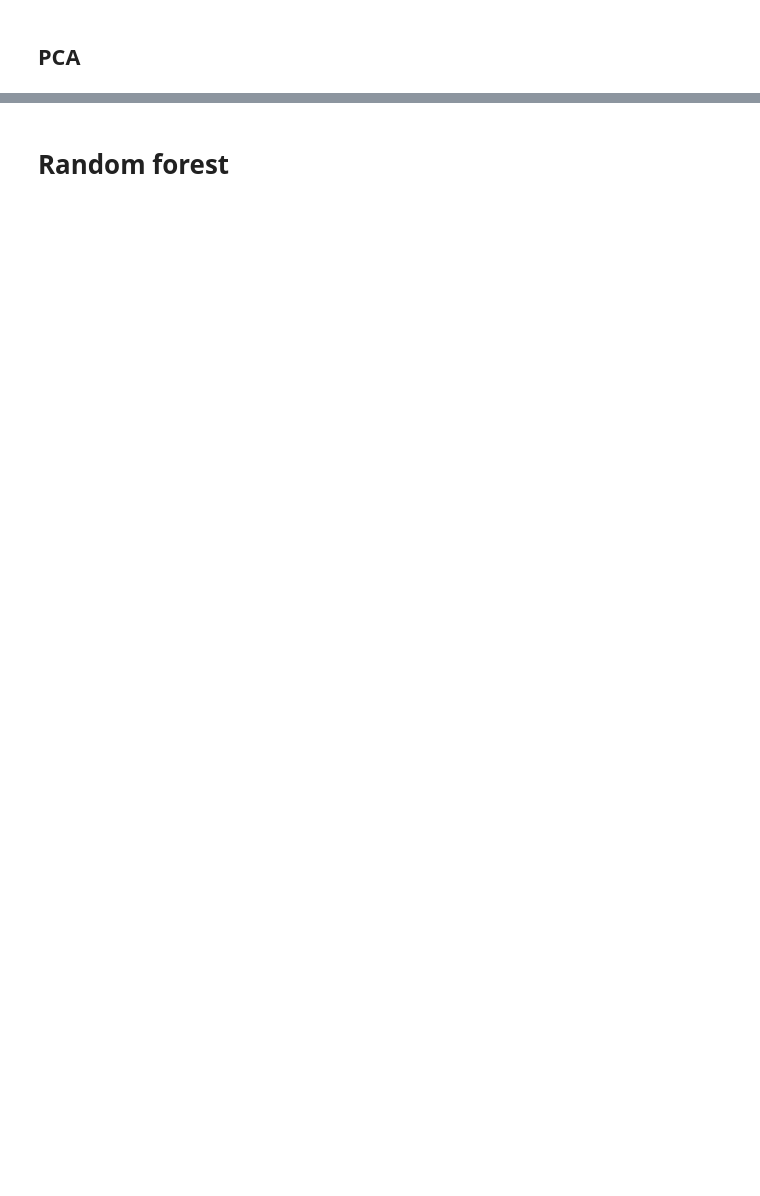
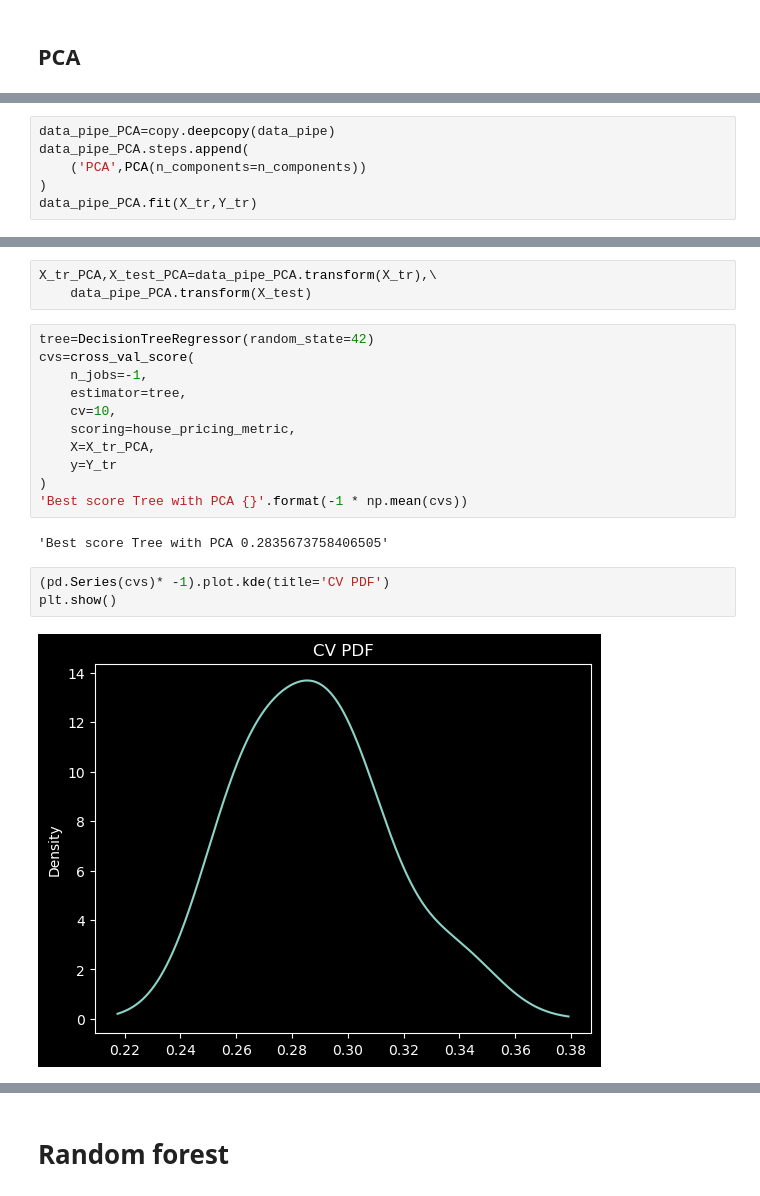
Before and after one commit to viki123v/housing-prices-analysis, a Jupyter notebook: notebooks/regression-trees.ipynb, the cells around one changed output, grey strips where cells are left out. Drawn from its saved outputs; the diff is of its cells as text; blank space fills up the shorter version.

Commit message:
feat: Decision trees done

```diff
--- a/notebooks/regression-trees.ipynb
+++ b/notebooks/regression-trees.ipynb
@@ -225,0 +286,6 @@ plt.show()
+# %%
+data_pipe_PCA=copy.deepcopy(data_pipe)
+data_pipe_PCA.steps.append(
+    ('PCA',PCA(n_components=n_components))
+)
+data_pipe_PCA.fit(X_tr,Y_tr)
@@ -225,0 +310,21 @@ plt.show()
+# %%
+X_tr_PCA,X_test_PCA=data_pipe_PCA.transform(X_tr),\
+    data_pipe_PCA.transform(X_test)
+# %%
+tree=DecisionTreeRegressor(random_state=42)
+cvs=cross_val_score(
+    n_jobs=-1,
+    estimator=tree,
+    cv=10,
+    scoring=house_pricing_metric,
+    X=X_tr_PCA,
+    y=Y_tr
+)
+'Best score Tree with PCA {}'.format(-1 * np.mean(cvs))
+# %% [output]
+'Best score Tree with PCA 0.2835673758406505'
+# %%
+(pd.Series(cvs)* -1).plot.kde(title='CV PDF')
+plt.show()
+# %% [output]
+[figure, added]
```
Also changed, not shown: parts of 35 cells of this notebook.
